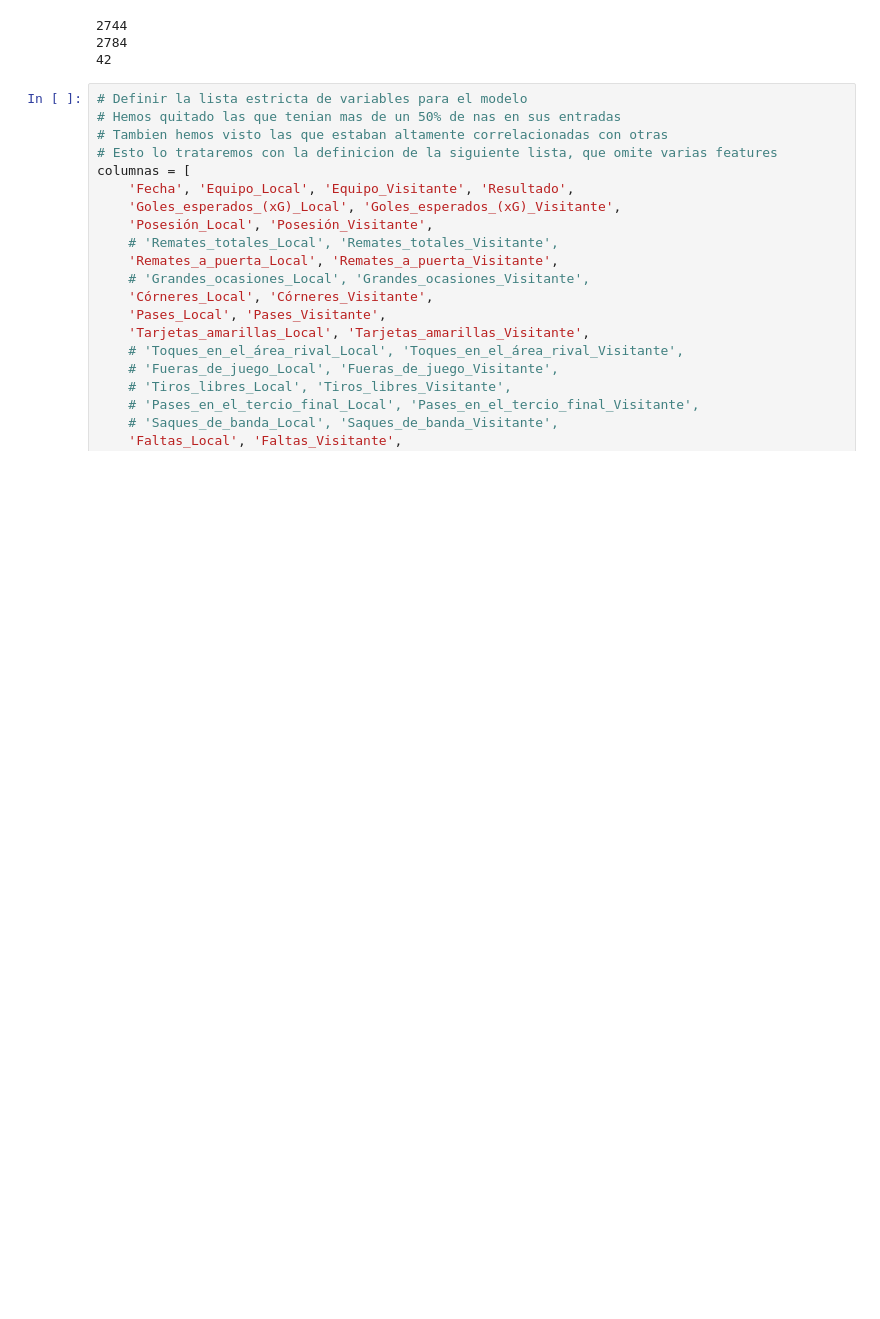
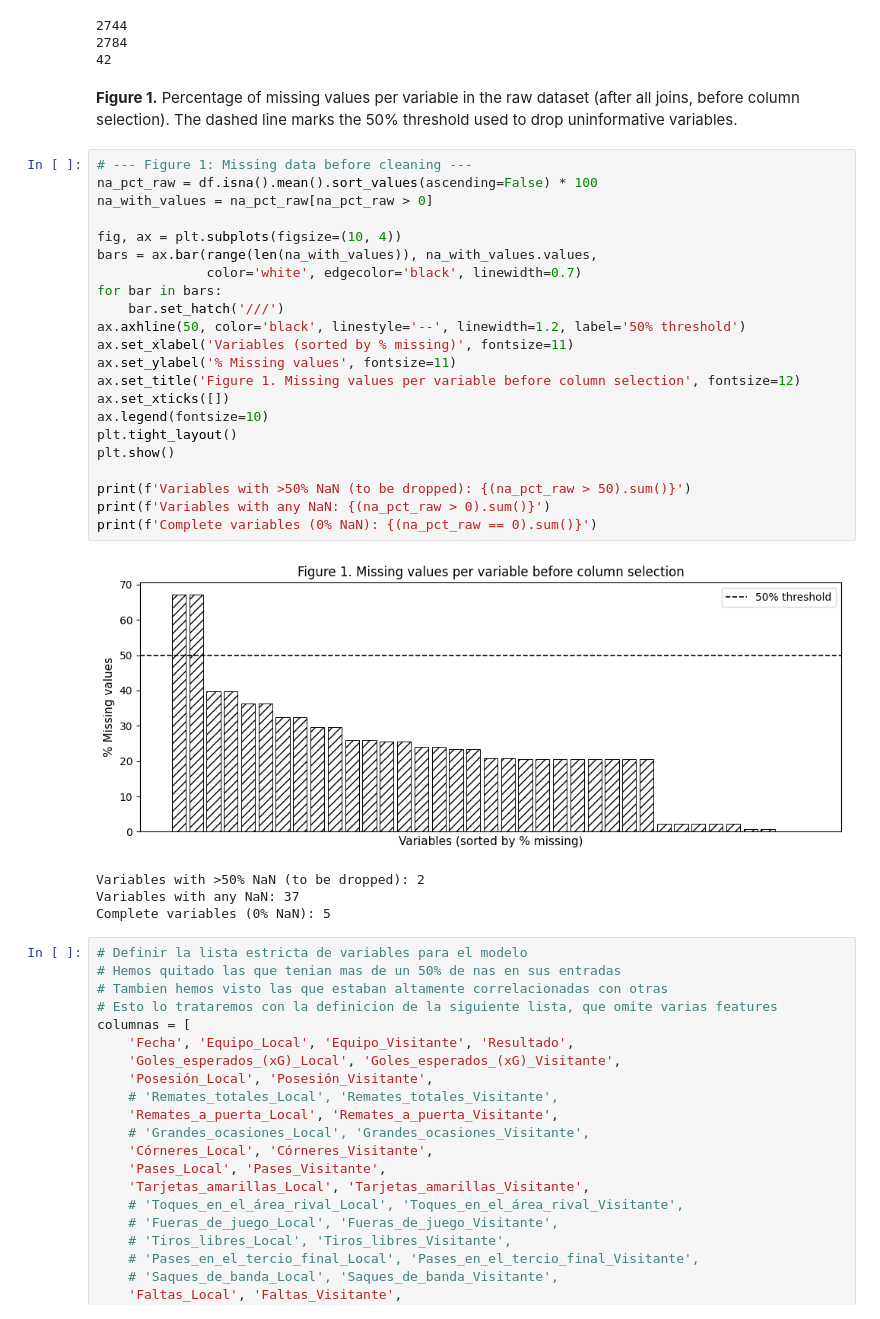
Before and after one commit to dondarjl/Football-scrapping-project, a Jupyter notebook: Data Cleaning.ipynb, the cells around one changed output. Cells and saved outputs as stored; diff of their text form; blank space fills up the shorter version.

Commit message:
Data cleaning ajustado. primeros graficos

```diff
--- a/Data Cleaning.ipynb
+++ b/Data Cleaning.ipynb
@@ -394,6 +420,35 @@ print(df.shape[1])
 2744
 2784
 42
+# %% [markdown]
+**Figure 1.** Percentage of missing values per variable in the raw dataset (after all joins, before column selection). The dashed line marks the 50% threshold used to drop uninformative variables.
+# %%
+# --- Figure 1: Missing data before cleaning ---
+na_pct_raw = df.isna().mean().sort_values(ascending=False) * 100
+na_with_values = na_pct_raw[na_pct_raw > 0]
+
+fig, ax = plt.subplots(figsize=(10, 4))
+bars = ax.bar(range(len(na_with_values)), na_with_values.values,
+              color='white', edgecolor='black', linewidth=0.7)
+for bar in bars:
+    bar.set_hatch('///')
+ax.axhline(50, color='black', linestyle='--', linewidth=1.2, label='50% threshold')
+ax.set_xlabel('Variables (sorted by % missing)', fontsize=11)
+ax.set_ylabel('% Missing values', fontsize=11)
+ax.set_title('Figure 1. Missing values per variable before column selection', fontsize=12)
+ax.set_xticks([])
+ax.legend(fontsize=10)
+plt.tight_layout()
+plt.show()
+
+print(f'Variables with >50% NaN (to be dropped): {(na_pct_raw > 50).sum()}')
+print(f'Variables with any NaN: {(na_pct_raw > 0).sum()}')
+print(f'Complete variables (0% NaN): {(na_pct_raw == 0).sum()}')
+# %% [output]
+[figure, added]
+Variables with >50% NaN (to be dropped): 2
+Variables with any NaN: 37
+Complete variables (0% NaN): 5
 # %%
 # Definir la lista estricta de variables para el modelo
 # Hemos quitado las que tenian mas de un 50% de nas en sus entradas
```
Also changed, not shown: parts of 14 cells of this notebook.
